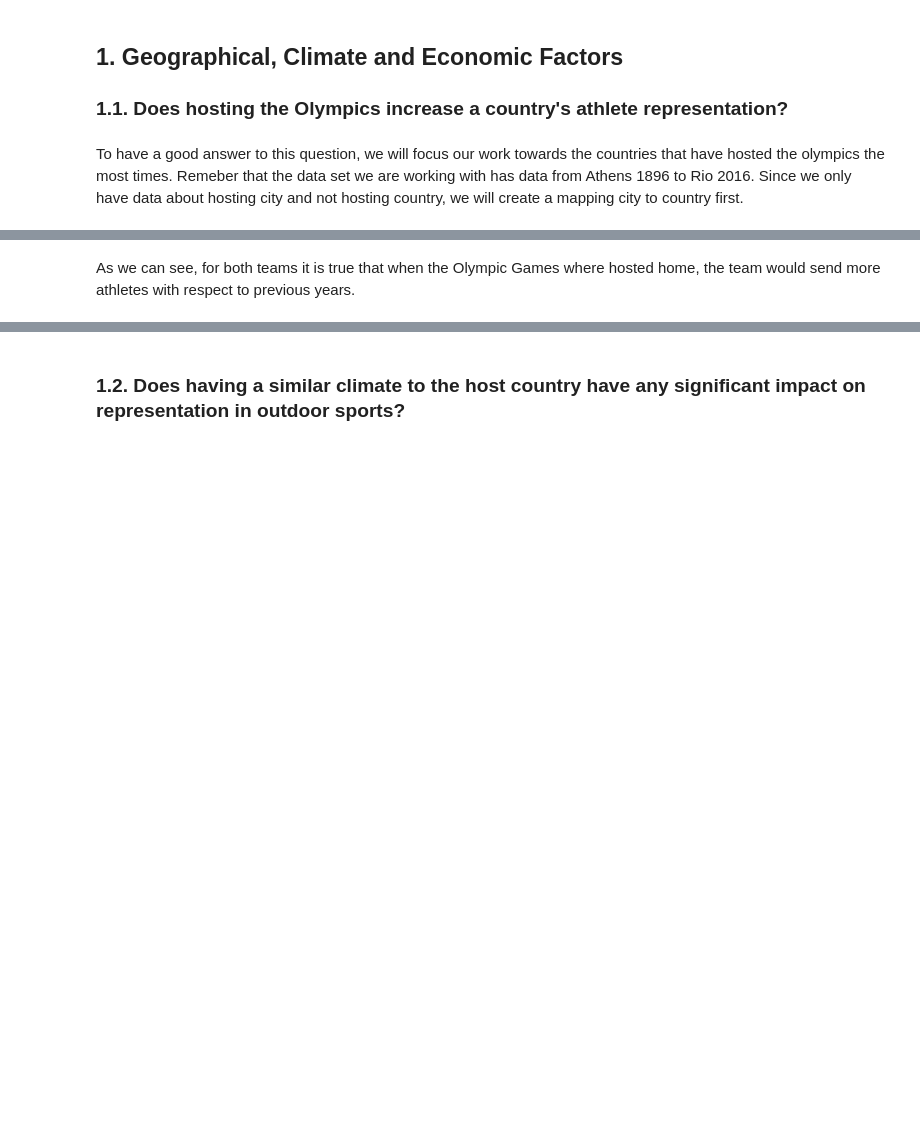
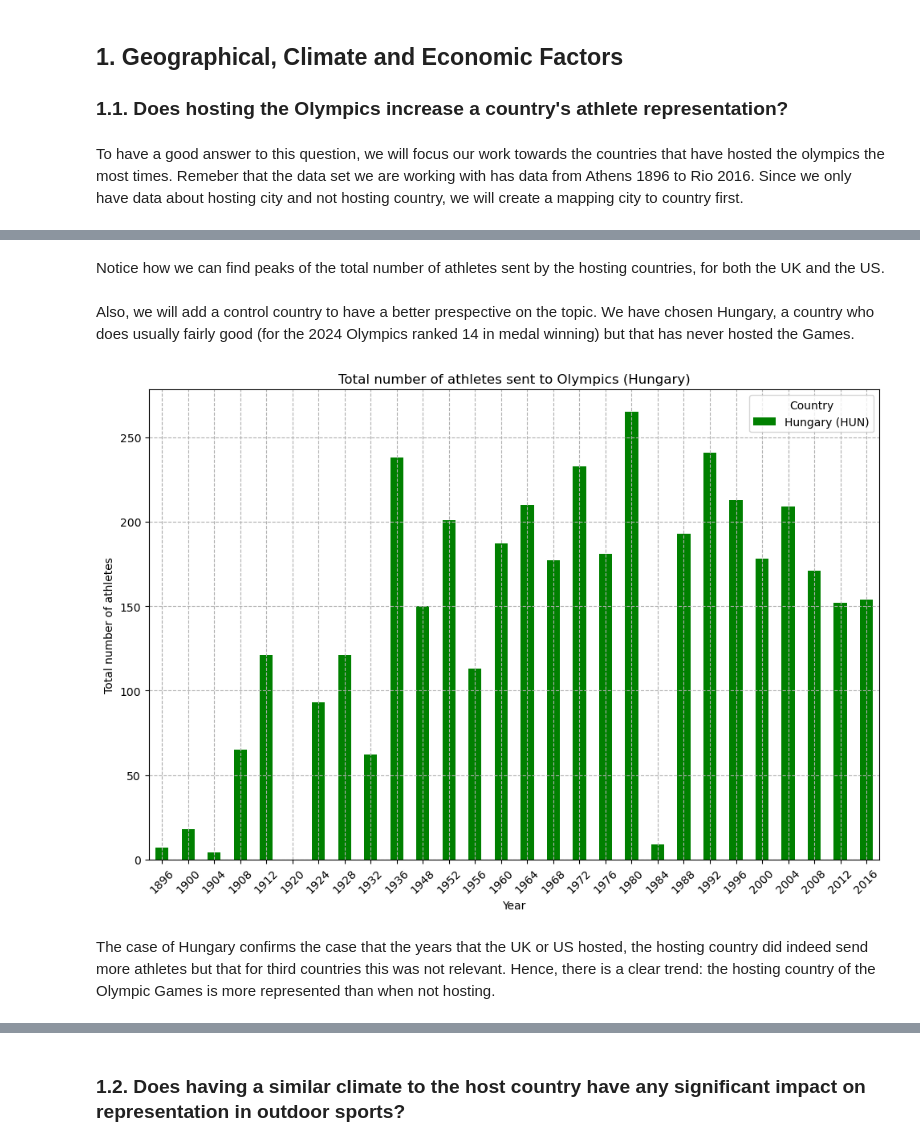
Before and after one commit to steve101q/DataWrangling, a Jupyter notebook: Olympics.ipynb, the cells around one changed output, grey strips where cells are left out. Cells and saved outputs as stored; diff of their text form; code cells hidden in the pictures; blank space fills up the shorter version.

```diff
--- a/Olympics.ipynb
+++ b/Olympics.ipynb
@@ -109,2 +154,29 @@ plt.show()
+# %% [markdown]
+Notice how we can find peaks of the total number of athletes sent by the hosting countries, for both the UK and the US.
+# %% [markdown]
+Also, we will add a control country to have a better prespective on the topic. We have chosen Hungary, a country who does usually fairly good (for the 2024 Olympics ranked 14 in medal winning) but that has never hosted the Games.
+# %%
+hungary_data = noc_data[noc_data['NOC'] == 'HUN']
+
+hungary_number_athletes = (hungary_data.groupby(['Year', 'NOC'])['ID']
+                        .nunique()
+                        .reset_index()
+                        .rename(columns={'ID': 'Total Athletes'}))
+
+hungary_number_athletes_pivot = hungary_number_athletes.pivot(index='Year', columns='NOC', values='Total Athletes')
+hungary_number_athletes_pivot = hungary_number_athletes_pivot.reindex(olympic_years)
+
+plt.figure(figsize=(10, 7))
+hungary_number_athletes_pivot.plot(kind='bar', stacked=False, ax=plt.gca(), color='green')
+plt.title('Total number of athletes sent to Olympics (Hungary)')
+plt.xlabel('Year')
+plt.ylabel('Total number of athletes')
+plt.legend(title='Country', labels=['Hungary (HUN)'])
+plt.grid(True, linestyle='--')
+plt.xticks(ticks=range(len(olympic_years)), labels=olympic_years, rotation=45)
+plt.tight_layout()
+plt.show()
+# %% [output]
+[figure, added]
 # %% [markdown]
-As we can see, for both teams it is true that when the Olympic Games where hosted home, the team would send more athletes with respect to previous years.
+The case of Hungary confirms the case that the years that the UK or US hosted, the hosting country did indeed send more athletes but that for third countries this was not relevant. Hence, there is a clear trend: the hosting country of the Olympic Games is more represented than when not hosting.
```
Also changed, not shown: parts of 86 cells of this notebook.
